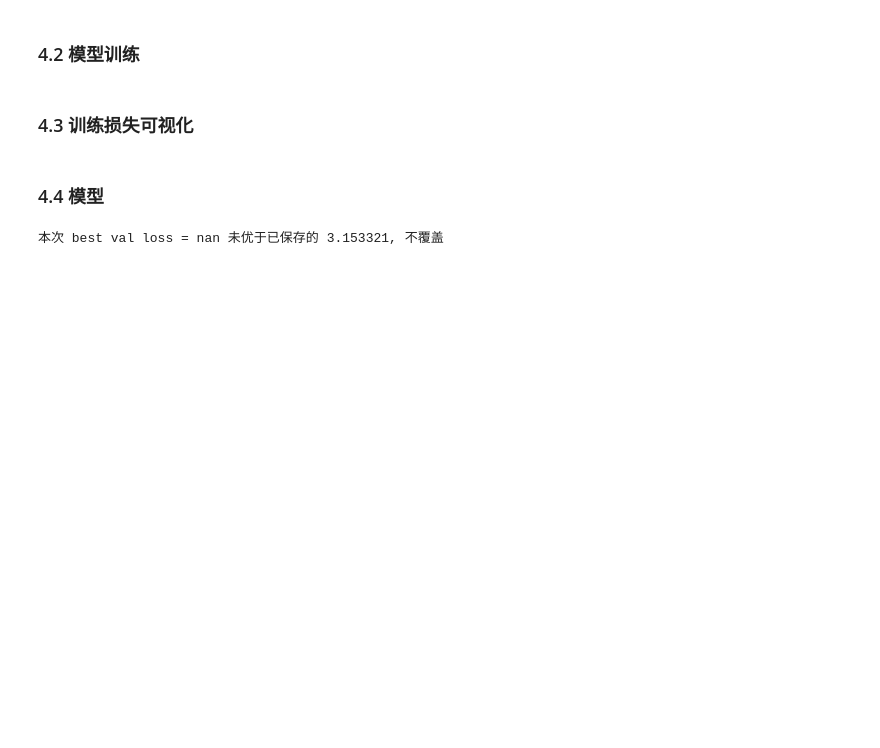
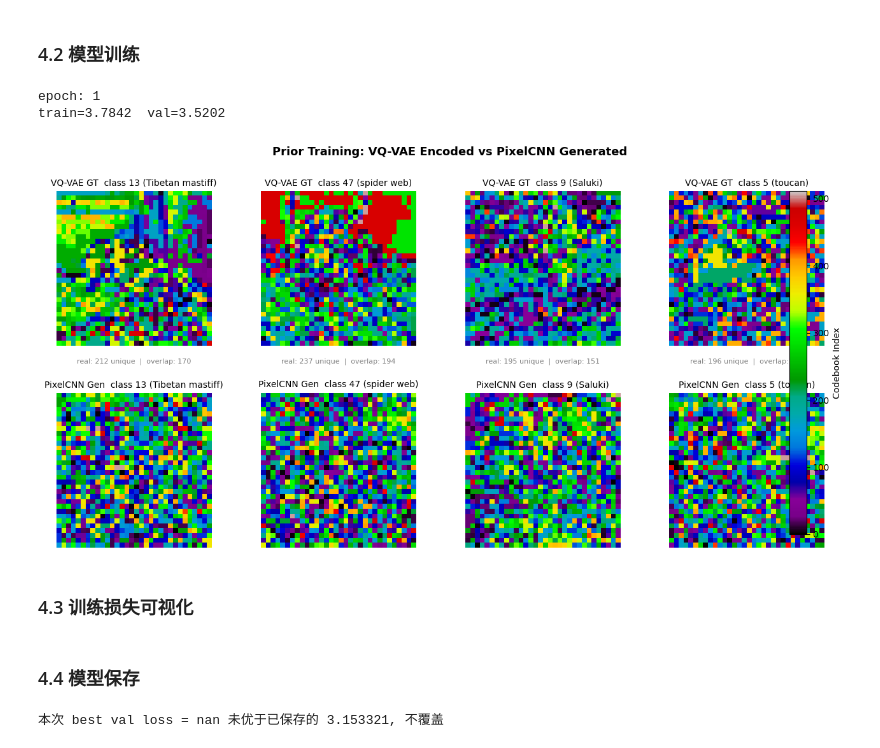
Before and after one commit to qing1zhuo/VQ-VAE, a Jupyter notebook: Image_Ex/Mini_ImageNet_gene.ipynb, the cells around one changed output. Saved outputs shown, nothing was run; the diff lists cells and outputs as text; code cells hidden in the pictures; blank space fills up the shorter version.

```diff
--- a/Image_Ex/Mini_ImageNet_gene.ipynb
+++ b/Image_Ex/Mini_ImageNet_gene.ipynb
@@ -26,7 +27,7 @@ from tqdm import tqdm
 # %% [markdown]
 ### 1.2 全局变量
 # %%
-EPOCHS=20
+EPOCHS=1
 PRINT_EPOC=1
 BATCH_SIZE=32
 lr=2e-4
@@ -295,12 +302,19 @@ train_loss_list,valid_loss_list=[],[]
 # %%
 init_model,train_loss,valid_loss=Train.train_prior(
     init_model,
     train_loader,valid_loader,
     EPOCHS,PRINT_EPOC,
-    lr,wd,device
+    lr,wd,device,
+    num_embeddings=NUM_EMBEDDINGS,           # 用于热力图色阶
+    index_shape=(INDICES_H, INDICES_W),       # generate() 输出形状
+    class_map=Mini_ImageNet_map               # 可选，用于显示类别名
 )
 train_loss_list.extend(train_loss)
 valid_loss_list.extend(valid_loss)
+# %% [output]
+epoch: 1
+train=3.7842  val=3.5202
+[figure, added]
 # %%
 best_model=init_model
 # %% [markdown]
@@ -312,7 +326,7 @@ plt.legend()
 plt.title("loss")
 plt.show()
 # %% [markdown]
-### 4.4 模型
+### 4.4 模型保存
 # %%
 PRIOR_CKPT_PATH = r"..\checkpoints\best_pixelcnn_prior.pt"
 
```
Also changed, not shown: parts of 15 cells of this notebook, 10 other files.
